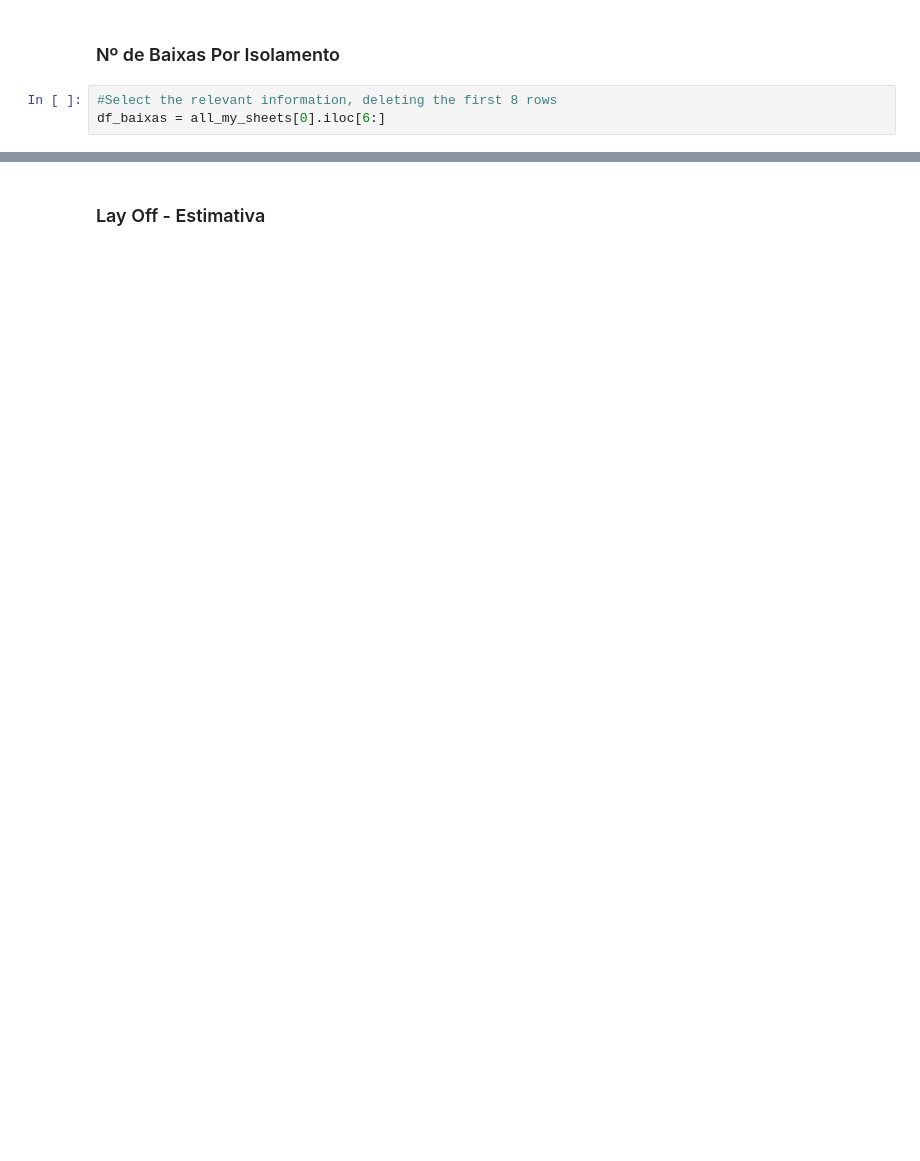
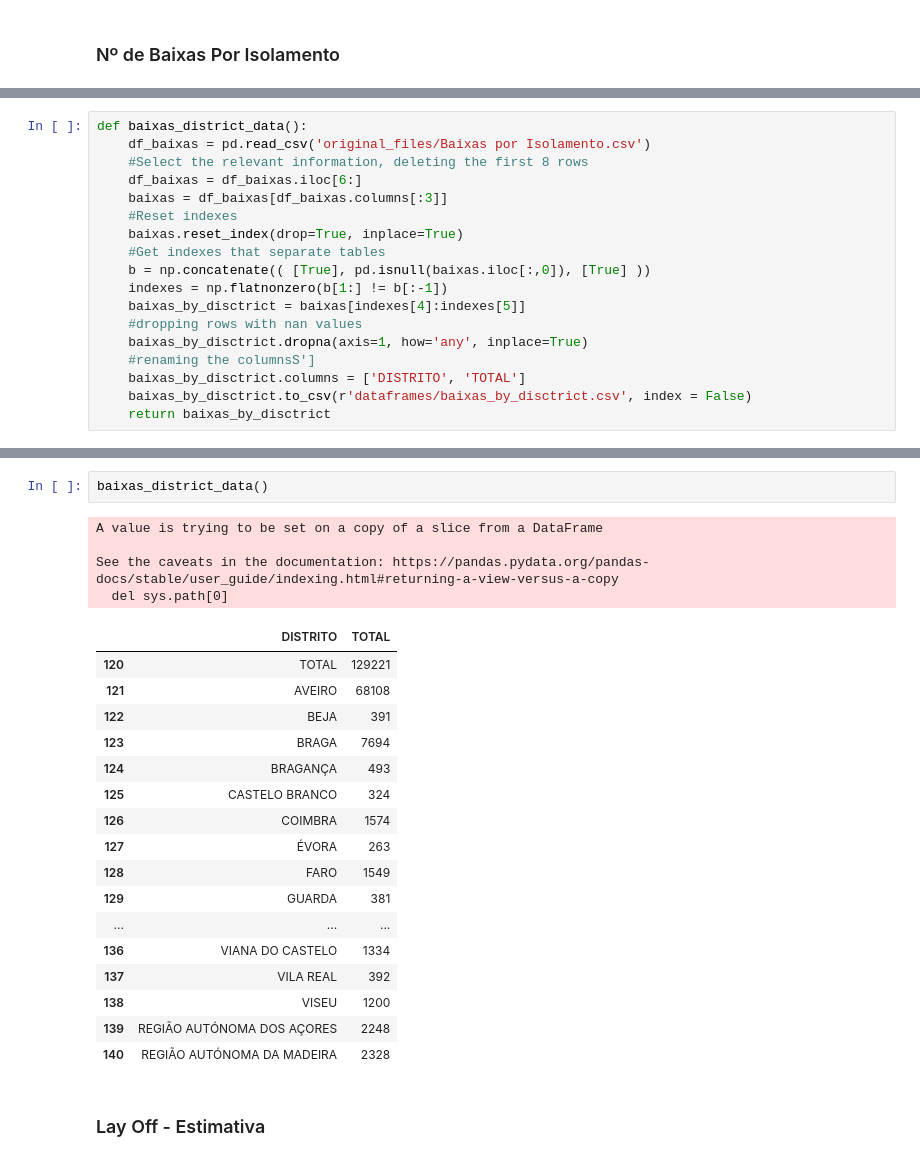
Before and after one commit to dssg-pt/dados-MTSSS, a Jupyter notebook: extra/dados/data_cleaning.ipynb, the cells around one changed output, grey strips where cells are left out. Cells and saved outputs as stored; diff of their text form; blank space fills up the shorter version.

```diff
--- a/extra/dados/data_cleaning.ipynb
+++ b/extra/dados/data_cleaning.ipynb
@@ -24,5 +6,2 @@ data.sheet_names
 # %% [markdown]
 ### Nº de Baixas Por Isolamento
-# %%
-#Select the relevant information, deleting the first 8 rows
-df_baixas = all_my_sheets[0].iloc[6:]
@@ -124,0 +28,18 @@ baixas_by_disctrict
+# %%
+def baixas_district_data():
+    df_baixas = pd.read_csv('original_files/Baixas por Isolamento.csv')
+    #Select the relevant information, deleting the first 8 rows
+    df_baixas = df_baixas.iloc[6:]
+    baixas = df_baixas[df_baixas.columns[:3]]
+    #Reset indexes
+    baixas.reset_index(drop=True, inplace=True)
+    #Get indexes that separate tables
+    b = np.concatenate(( [True], pd.isnull(baixas.iloc[:,0]), [True] ))
+    indexes = np.flatnonzero(b[1:] != b[:-1])
+    baixas_by_disctrict = baixas[indexes[4]:indexes[5]]
+    #dropping rows with nan values
+    baixas_by_disctrict.dropna(axis=1, how='any', inplace=True)
+    #renaming the columnsS']
+    baixas_by_disctrict.columns = ['DISTRITO', 'TOTAL']
+    baixas_by_disctrict.to_csv(r'dataframes/baixas_by_disctrict.csv', index = False)
+    return baixas_by_disctrict
@@ -125,3 +63,27 @@ baixas_by_disctrict
+# %%
+baixas_district_data()
+# %% [output]
+A value is trying to be set on a copy of a slice from a DataFrame
+
+See the caveats in the documentation: https://pandas.pydata.org/pandas-docs/stable/user_guide/indexing.html#returning-a-view-versus-a-copy
+  del sys.path[0]
+|  | DISTRITO | TOTAL |
+| 120 | TOTAL | 129221 |
+| 121 | AVEIRO | 68108 |
+| 122 | BEJA | 391 |
+| 123 | BRAGA | 7694 |
+| 124 | BRAGANÇA | 493 |
+| 125 | CASTELO BRANCO | 324 |
+| 126 | COIMBRA | 1574 |
+| 127 | ÉVORA | 263 |
+| 128 | FARO | 1549 |
+| 129 | GUARDA | 381 |
+| ... | ... | ... |
+| 136 | VIANA DO CASTELO | 1334 |
+| 137 | VILA REAL | 392 |
+| 138 | VISEU | 1200 |
+| 139 | REGIÃO AUTÓNOMA DOS AÇORES | 2248 |
+| 140 | REGIÃO AUTÓNOMA DA MADEIRA | 2328 |
 # %% [markdown]
 ### Lay Off - Estimativa
 # %%
```
Also changed, not shown: parts of 14 cells of this notebook.
